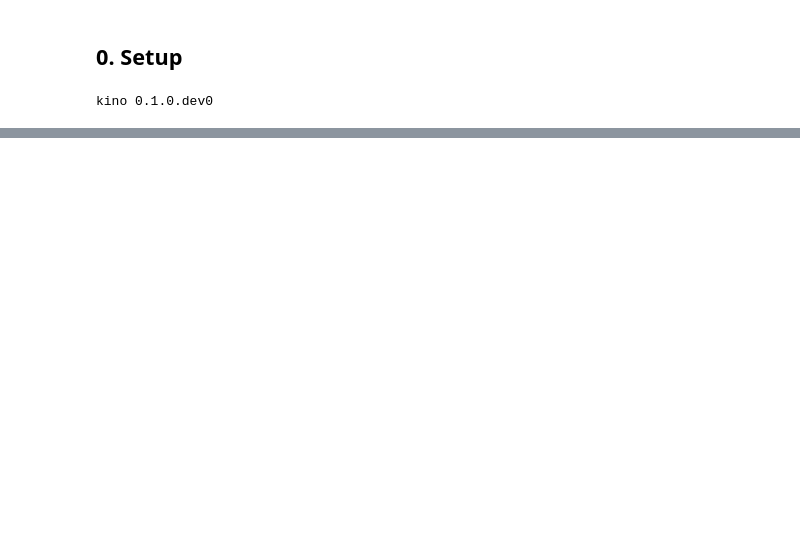
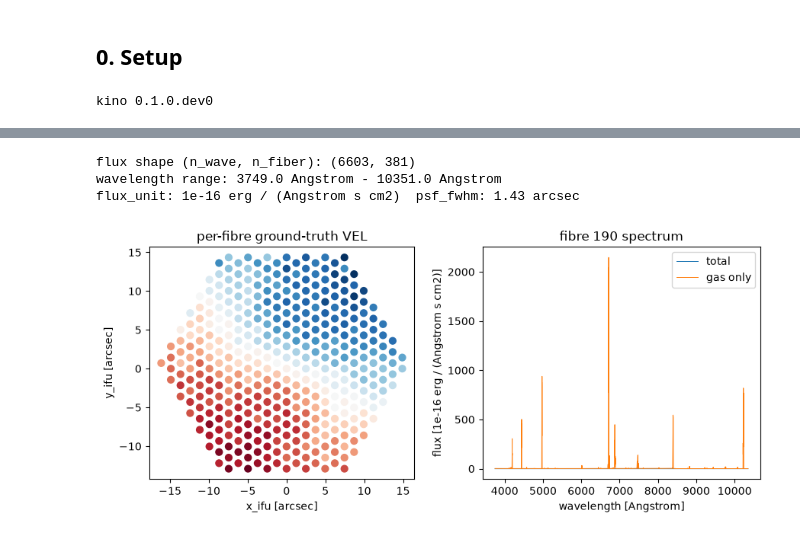
Before and after one commit to andrevitorelli/KINO, a Jupyter notebook: notebooks/06_mangia_datacube_demo.ipynb, the cells around one changed output, grey strips where cells are left out. Saved outputs shown, nothing was run; the diff lists cells and outputs as text; code cells hidden in the pictures; blank space fills up the shorter version.

```diff
--- a/notebooks/06_mangia_datacube_demo.ipynb
+++ b/notebooks/06_mangia_datacube_demo.ipynb
@@ -265,0 +148,29 @@ expected today: fixture 'mangia_regular_faceon' has no confirmed download URL ye
+# %%
+rss = read_mangia_rss(rss_path)
+print("flux shape (n_wave, n_fiber):", rss.flux.shape)
+print("wavelength range:", rss.wavelength[0], "-", rss.wavelength[-1])
+print("flux_unit:", rss.flux_unit, " psf_fwhm:", rss.psf_fwhm)
+
+fig, axes = plt.subplots(1, 2, figsize=(9, 4))
+x_fib = rss.x_fiber.to_value(u.arcsec)
+y_fib = rss.y_fiber.to_value(u.arcsec)
+axes[0].scatter(x_fib, y_fib, c=rss.fiber_maps["VEL"], cmap="RdBu_r", s=40)
+axes[0].set_xlabel("x_ifu [arcsec]")
+axes[0].set_ylabel("y_ifu [arcsec]")
+axes[0].set_title("per-fibre ground-truth VEL")
+axes[0].set_aspect("equal")
+
+mid_fiber = rss.flux.shape[1] // 2
+wave = rss.wavelength.to_value(u.AA)
+axes[1].plot(wave, rss.flux[:, mid_fiber], lw=0.7, label="total")
+axes[1].plot(wave, rss.flux_gas[:, mid_fiber], lw=0.7, label="gas only")
+axes[1].set_xlabel("wavelength [Angstrom]")
+axes[1].set_ylabel(f"flux [{rss.flux_unit}]")
+axes[1].set_title(f"fibre {mid_fiber} spectrum")
+axes[1].legend()
+fig.tight_layout()
+# %% [output]
+flux shape (n_wave, n_fiber): (6603, 381)
+wavelength range: 3749.0 Angstrom - 10351.0 Angstrom
+flux_unit: 1e-16 erg / (Angstrom s cm2)  psf_fwhm: 1.43 arcsec
+[figure, added]
```
Also changed, not shown: parts of 27 cells of this notebook, 10 other files.
